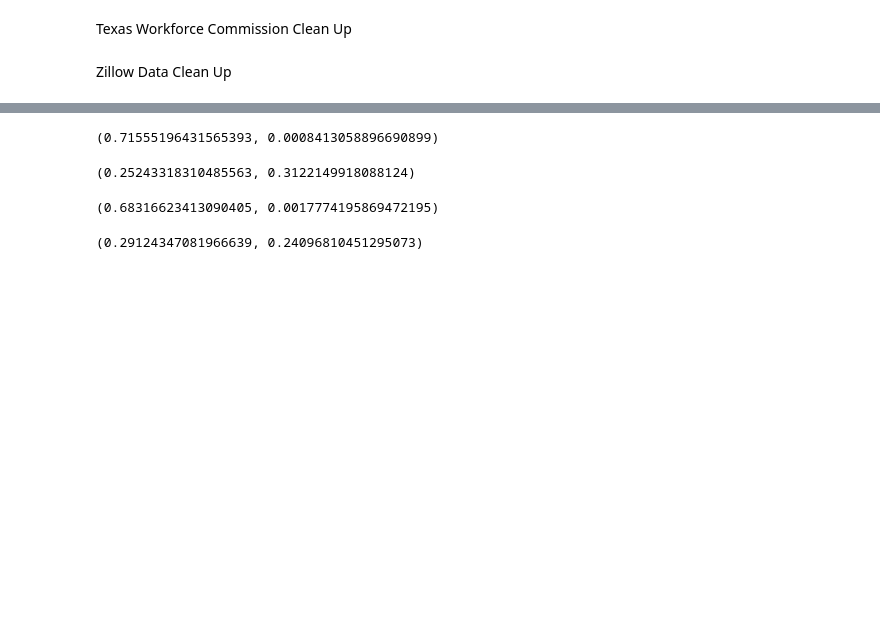
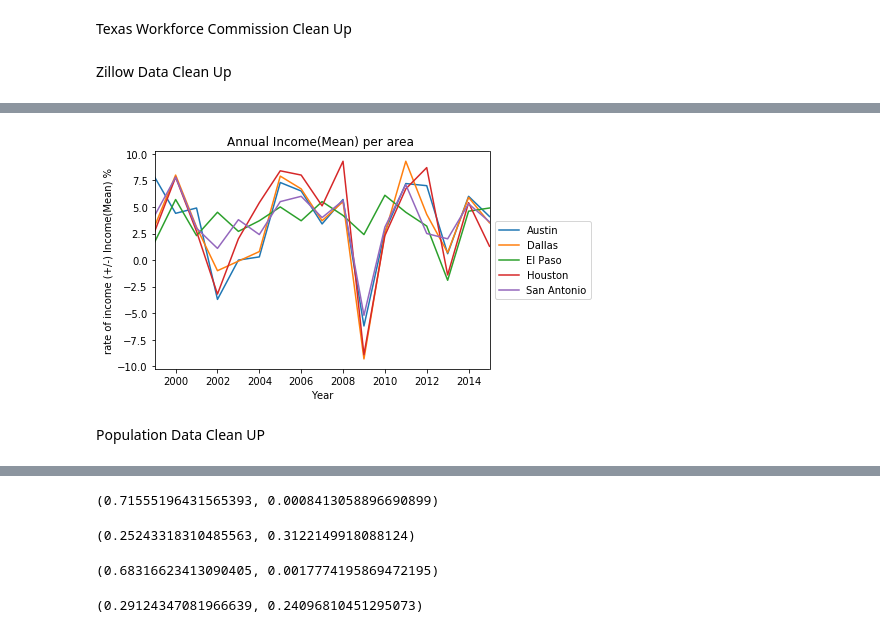
Before and after one commit to mikebarajas/Zillow_Data_Analysis, a Jupyter notebook: Master_Data_Frame.ipynb, the cells around one changed output, grey strips where cells are left out. Saved outputs shown, nothing was run; the diff lists cells and outputs as text; code cells hidden in the pictures; blank space fills up the shorter version.

```diff
--- a/Master_Data_Frame.ipynb
+++ b/Master_Data_Frame.ipynb
@@ -131,0 +146,14 @@ df_final.to_csv('Master Dataframe.csv',index=True)
+# %%
+income_pct=round(income.pct_change()*100,1)
+income_pct=income_pct.iloc[1:]
+
+ax=income_pct[select].plot()
+ax.legend(loc='center left', bbox_to_anchor=(1, 0.5))
+plt.ylabel('rate of income (+/-) Income(Mean) %')
+plt.title('Annual Income(Mean) per area ')
+plt.savefig('PNG Files\\Anuual Income Change%')
+plt.show()
+# %% [output]
+[figure, added]
+# %% [markdown]
+Population Data Clean UP
```
Also changed, not shown: parts of 9 cells of this notebook, 34 other files.
